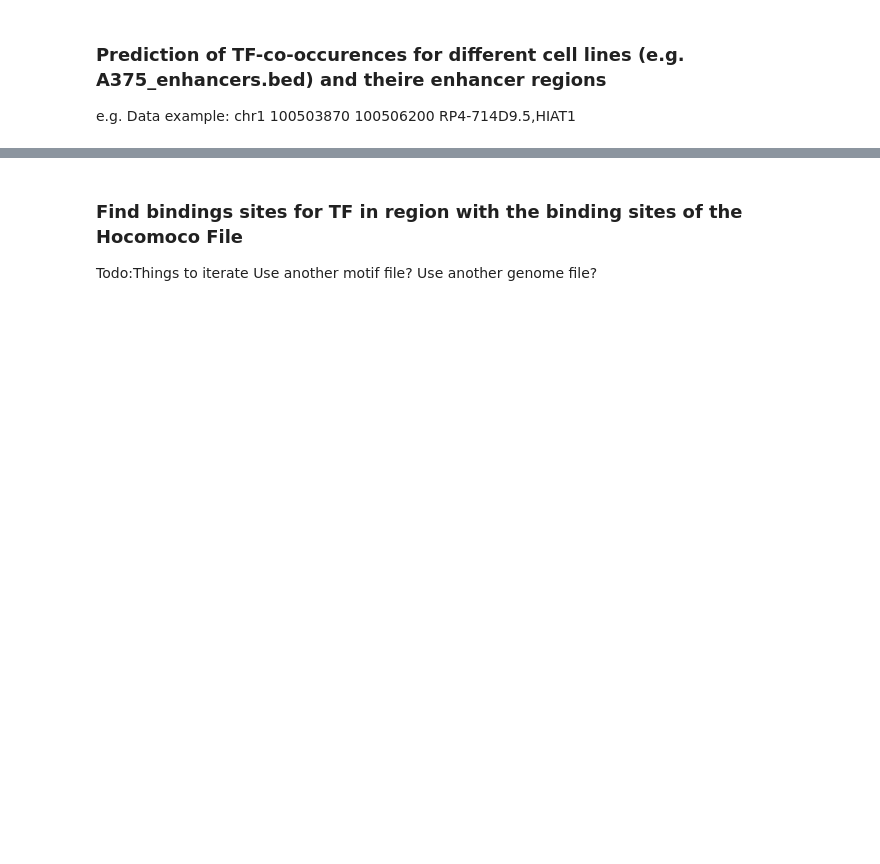
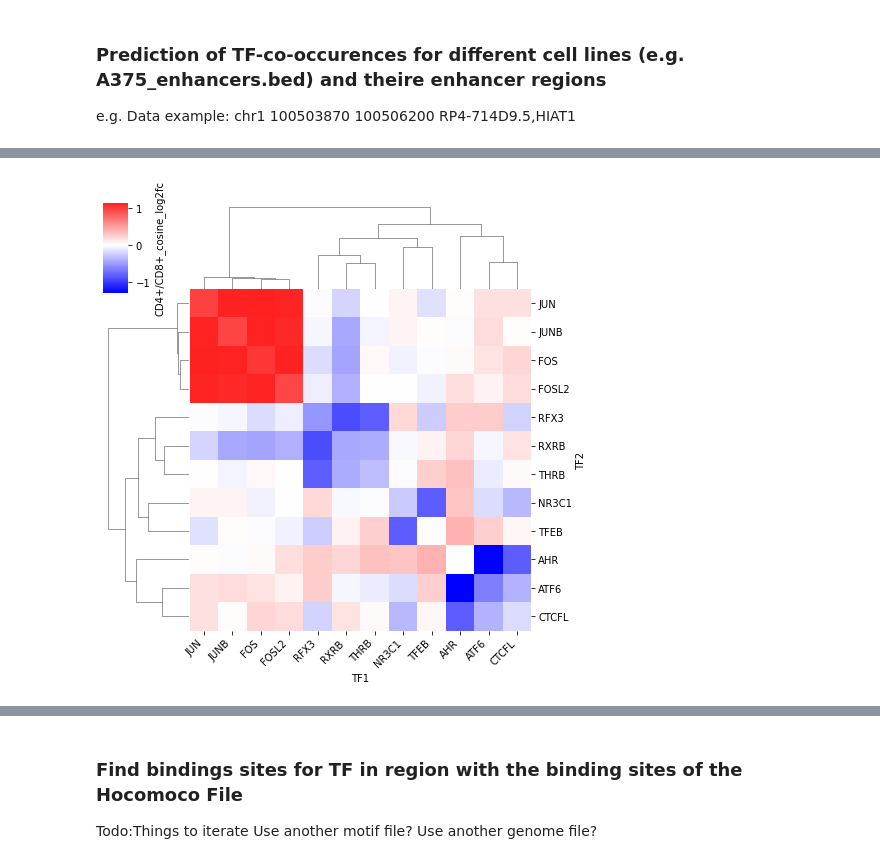
Before and after one commit to loosolab/Datenanalyse-2021, a Jupyter notebook: wp6/analyse/ok_enhancer_analyses.ipynb, the cells around one changed output, grey strips where cells are left out. Drawn from its saved outputs; the diff is of its cells as text; code cells hidden in the pictures; blank space fills up the shorter version.

```diff
--- a/wp6/analyse/ok_enhancer_analyses.ipynb
+++ b/wp6/analyse/ok_enhancer_analyses.ipynb
@@ -80,0 +83,19 @@ NHLF_enhancers
+# %%
+A = CombObj().from_pickle(f"{result_path}CD4+_enhancers_significant.pkl")
+A.prefix = "CD4+"
+
+B = CombObj().from_pickle(f"{result_path}CD8+_enhancers_significant.pkl")
+B.prefix = "CD8+"
+
+A_c = CombObj().from_pickle(f"{result_path}CD4+_enhancers_complete.pkl")
+A_c.prefix = "CD4+"
+
+B_c = CombObj().from_pickle(f"{result_path}CD8+_enhancers_complete.pkl")
+B_c.prefix = "CD8+"
+
+
+
+C = CombObj().from_pickle(f"{result_path}Caco-2_enhancers_significant.pkl")
+C.prefix = "Caco-2"
+
+A.TFBS
@@ -80,0 +129,2 @@ NHLF_enhancers
+# %%
+compare_obj = A_c.compare(B_c)
@@ -80,0 +150,4 @@ NHLF_enhancers
+# %%
+compare_obj.plot_heatmap()
+# %% [output]
+[figure, added]
```
Also changed, not shown: parts of 18 cells of this notebook.
